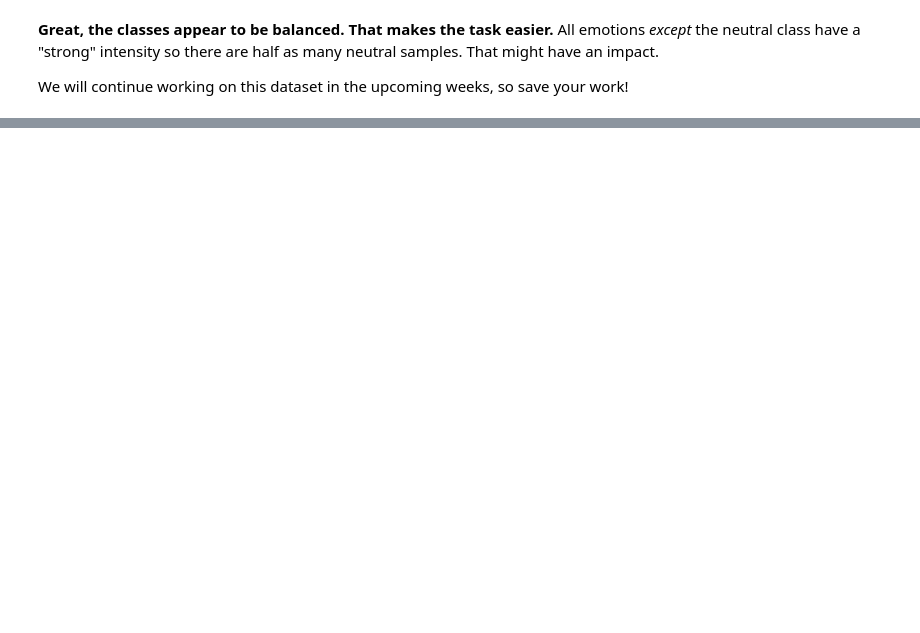
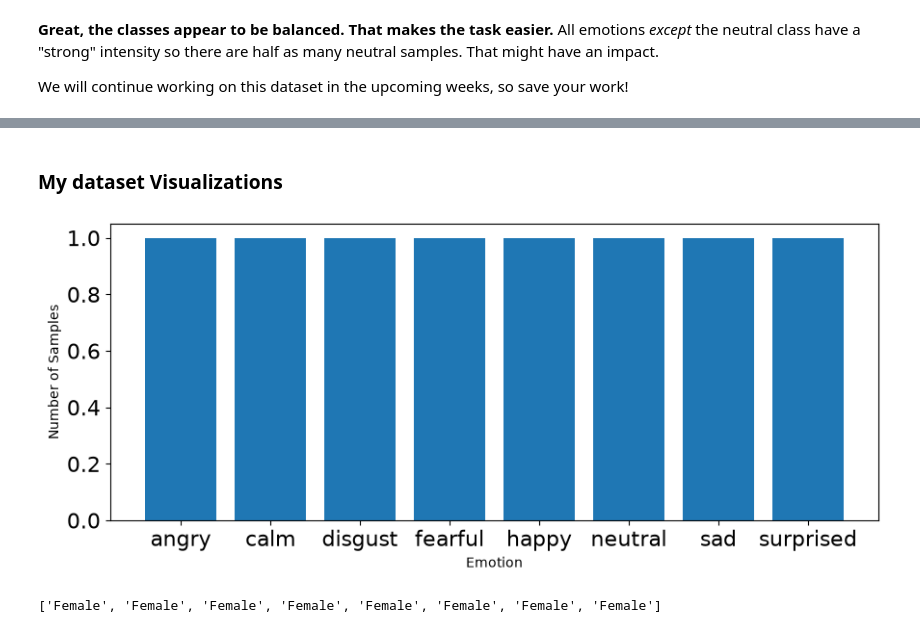
Before and after one commit to michelleuu/Week2-DataPreprocessing, a Jupyter notebook: Week 2.ipynb, the cells around one changed output, grey strips where cells are left out. Drawn from its saved outputs; the diff is of its cells as text; code cells hidden in the pictures; blank space fills up the shorter version.

```diff
--- a/Week 2.ipynb
+++ b/Week 2.ipynb
@@ -706,0 +755,3 @@ We will continue working on this dataset in the upcoming weeks, so save your wor
+# %%
+features, emotions = load_data()
+emotions
@@ -706,0 +778,3 @@ We will continue working on this dataset in the upcoming weeks, so save your wor
+# %%
+my_features, my_emotions = load_my_data()
+my_emotions # check labels are extracted properly
@@ -706,0 +889,35 @@ We will continue working on this dataset in the upcoming weeks, so save your wor
+# %% [markdown]
+### My dataset Visualizations
+# %%
+# plot emotions
+plt.figure(figsize=(35,4))
+plt.subplot(1,3,1)
+#np.unique returns ordered list of unique elements and count of each element
+emotion_list, count = np.unique(my_emotions, return_counts=True)
+plt.bar(x=range(8), height=count)
+plt.xticks(ticks=range(8), labels = [emotion for emotion in emotion_list],fontsize=10)
+plt.xlabel('Emotion')
+plt.tick_params(labelsize=16)
+plt.ylabel('Number of Samples')
+plt.show()
+
+# emotion for emotion in emotion_list] gives you the number
+# %% [output]
+[figure, added]
+# %%
+# Get gender labels from my dataset
+my_genders = []
+
+# Go through each file and check if the actor number is even or odd
+for file in glob.glob("Assignment 2/MyAudio/Actor_26/*.wav"):
+    file_name = os.path.basename(file)
+    actor = int(file_name.split("-")[-1].split(".")[0])
+
+    if actor % 2 == 0:
+        my_genders.append("Female")
+    else:
+        my_genders.append("Male")
+
+print(my_genders)
+# %% [output]
+['Female', 'Female', 'Female', 'Female', 'Female', 'Female', 'Female', 'Female']
```
Also changed, not shown: parts of 25 cells of this notebook.
